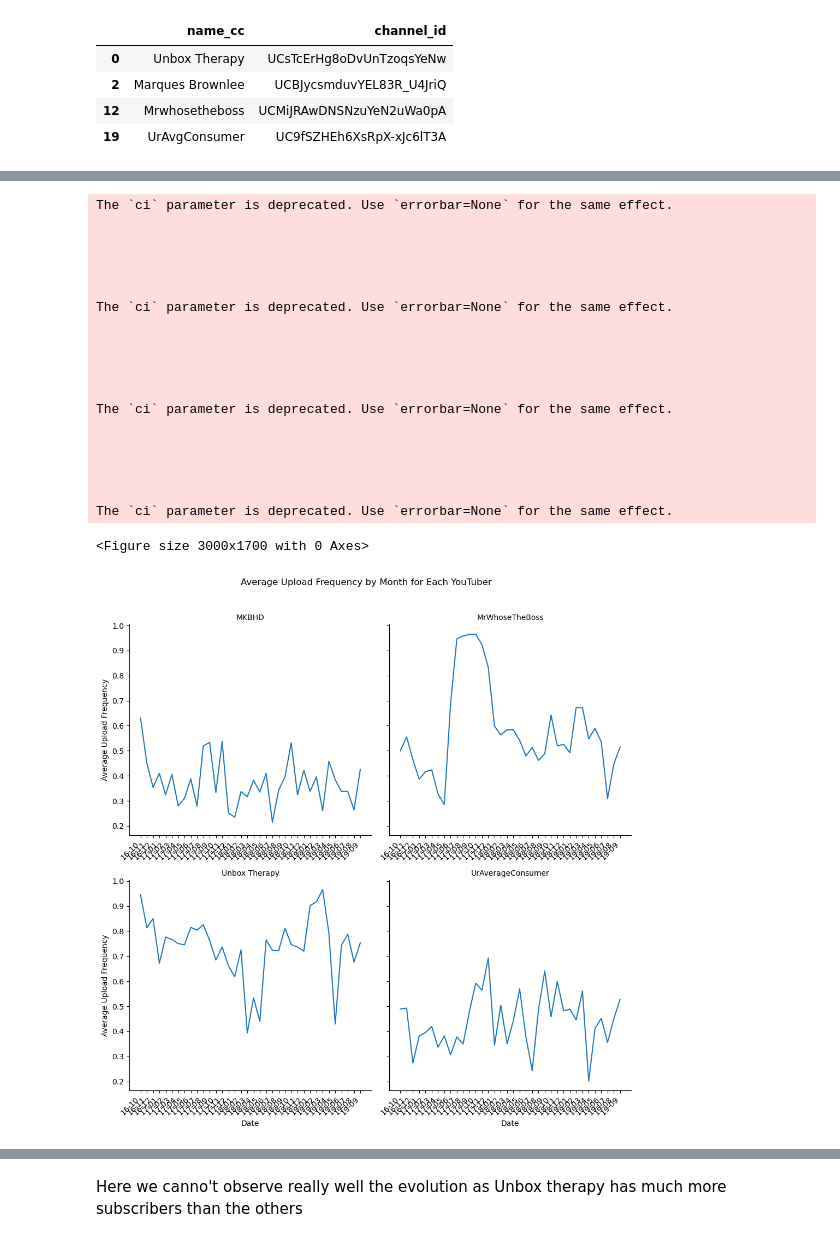
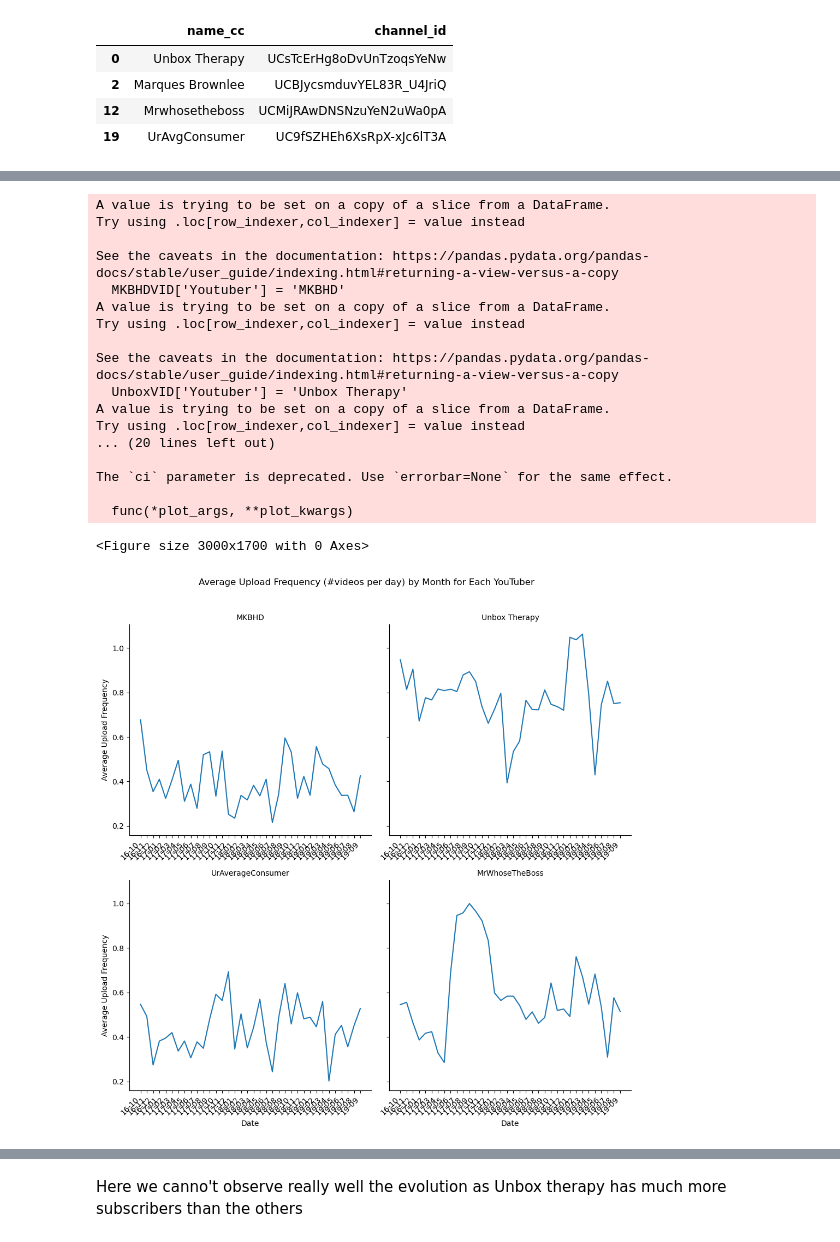
Before and after one commit to epfl-ada/ada-2023-project-datasquad2023, a Jupyter notebook: EDA_OTI.ipynb, the cells around one changed output, grey strips where cells are left out. Saved outputs shown, nothing was run; the diff lists cells and outputs as text; code cells hidden in the pictures.

```diff
--- a/EDA_OTI.ipynb
+++ b/EDA_OTI.ipynb
@@ -26,11 +12,11 @@ Tch_vid = pd.read_pickle("tech_review_videos.p",compression='gzip')
 # %%
 #Write a function that gives the last date a video was uploaded to a channel
 def last_upload_date(channel_id):
-    return Tch_vid[Tch_vid['channel_id']==channel_id]['upload_date'].max()
+    return Tech_videos[Tech_videos['channel_id']==channel_id]['upload_date'].max()
 # %%
 #Now the first date a video was uploaded to a channel
 def first_upload_date(channel_id):
-    return Tch_vid[Tch_vid['channel_id']==channel_id]['upload_date'].min()
+    return Tech_videos[Tech_videos['channel_id']==channel_id]['upload_date'].min()
 # %%
 
 def months_between_dates(date1,date2):
@@ -49,6 +38,6 @@ Tch_chan['first_upload_date'] = Tch_chan['channel_id'].apply(first_upload_date)
 # %%
 #Add column months between first and last upload date
-Tch_chan['months_between_dates'] = Tch_chan.apply(lambda x: months_between_dates(x['first_upload_date'],x['last_upload_date']),axis=1)
+Tch_chan['months_between_dates'] = Tch_chan.apply(lambda x: months_between_dates(pd.to_datetime(x['first_upload_date']),pd.to_datetime(x['last_upload_date'])),axis=1)
 # %%
 #gIVE THE monthly frequency of uploads as a new column
 Tch_chan['monthly_frequency'] = Tch_chan.apply(lambda x:  x['count_tech_videos']/max(1,x['months_between_dates']),axis=1)
@@ -165,3 +104,5 @@ Tech_4_VID = yt_metadata
+# %%
+Tech_4_VID = Tech_videos[Tech_videos['channel_id'].isin(list_ids)]
 # %%
 TS = pd.read_table("df_timeseries_en.tsv")
 # %%
@@ -328,46 +126,51 @@ See the caveats in the documentation: https://pandas.pydata.org/pandas-docs/stab
 # %%
 import pandas as pd
 import seaborn as sns
 import matplotlib.pyplot as plt
 
 # Assuming you have four DataFrames: youtuber1_df, youtuber2_df, youtuber3_df, youtuber4_df
 
 # Add a 'Youtuber' column to each DataFrame
+MKBHDVID['Youtuber'] = 'MKBHD'
+UnboxVID['Youtuber'] = 'Unbox Therapy'
+UrAvgConsumerVID['Youtuber'] = 'UrAverageConsumer'
+MrwhosethebossVID['Youtuber'] = 'MrWhoseTheBoss'
 
+# Combine the DataFrames into one
+combined_df_freq = pd.concat([MKBHDVID, UnboxVID, UrAvgConsumerVID, MrwhosethebossVID])
 
+combined_df_freq['FormattedDate'] = combined_df_freq['Release_Date'].dt.strftime('%y-%m')
 
 # Set a wider figure size
 plt.figure(figsize=(30, 17))
 
 # Use seaborn to create a FacetGrid with one subplot for each Youtuber
-g = sns.FacetGrid(combined_df, col='Youtuber', col_wrap=2, height=5, margin_titles=True, sharex=False)
+g = sns.FacetGrid(combined_df_freq, col='Youtuber', col_wrap=2, height=5, margin_titles=True, sharex=False)
 g.map_dataframe(sns.lineplot, x='FormattedDate', y='Frequency', ci=None)
 g.set_axis_labels('Date', 'Average Upload Frequency')
 g.set_titles(col_template="{col_name}")
 g.set_xticklabels(rotation=45, ha='right')
 
-plt.suptitle('Average Upload Frequency by Month for Each YouTuber', y=1.02)
+plt.suptitle('Average Upload Frequency (#videos per day) by Month for Each YouTuber', y=1.02)
 plt.tight_layout()
 plt.show()
 # %% [output]
-The `ci` parameter is deprecated. Use `errorbar=None` for the same effect.
+A value is trying to be set on a copy of a slice from a DataFrame.
+Try using .loc[row_indexer,col_indexer] = value instead
 
+See the caveats in the documentation: https://pandas.pydata.org/pandas-docs/stable/user_guide/indexing.html#returning-a-view-versus-a-copy
+  MKBHDVID['Youtuber'] = 'MKBHD'
+A value is trying to be set on a copy of a slice from a DataFrame.
+Try using .loc[row_indexer,col_indexer] = value instead
 
-
-
+See the caveats in the documentation: https://pandas.pydata.org/pandas-docs/stable/user_guide/indexing.html#returning-a-view-versus-a-copy
+  UnboxVID['Youtuber'] = 'Unbox Therapy'
+A value is trying to be set on a copy of a slice from a DataFrame.
+Try using .loc[row_indexer,col_indexer] = value instead
+... (20 lines left out)
 
 The `ci` parameter is deprecated. Use `errorbar=None` for the same effect.
 
-
-
-
-
-The `ci` parameter is deprecated. Use `errorbar=None` for the same effect.
-
-
-
-
-
-The `ci` parameter is deprecated. Use `errorbar=None` for the same effect.
+  func(*plot_args, **plot_kwargs)
 <Figure size 3000x1700 with 0 Axes>
-[figure, old version]
+[figure, new version]
```
Also changed, not shown: parts of 37 cells of this notebook.
